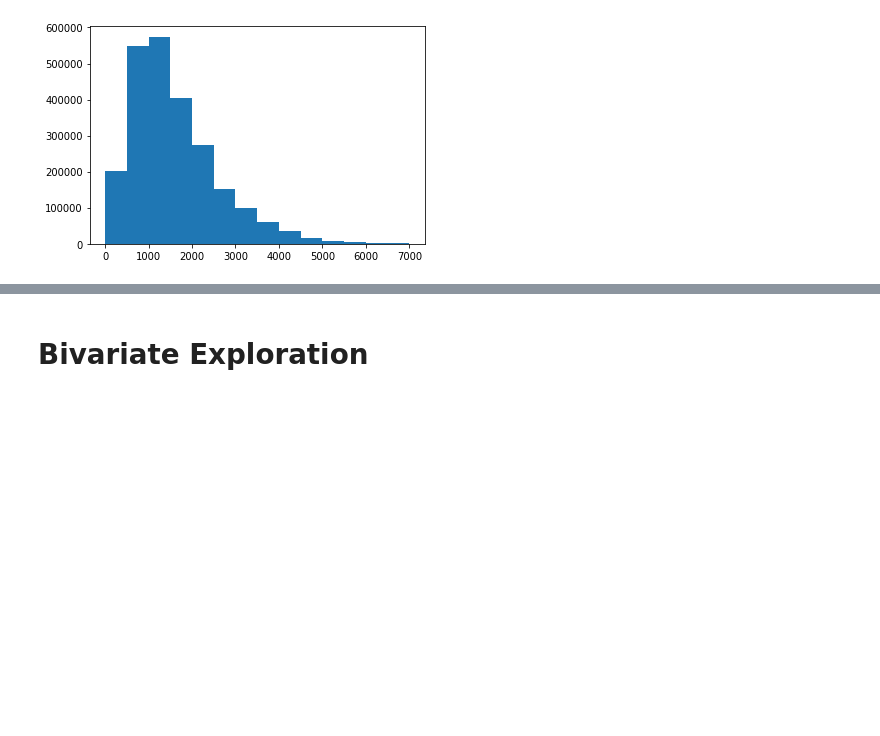
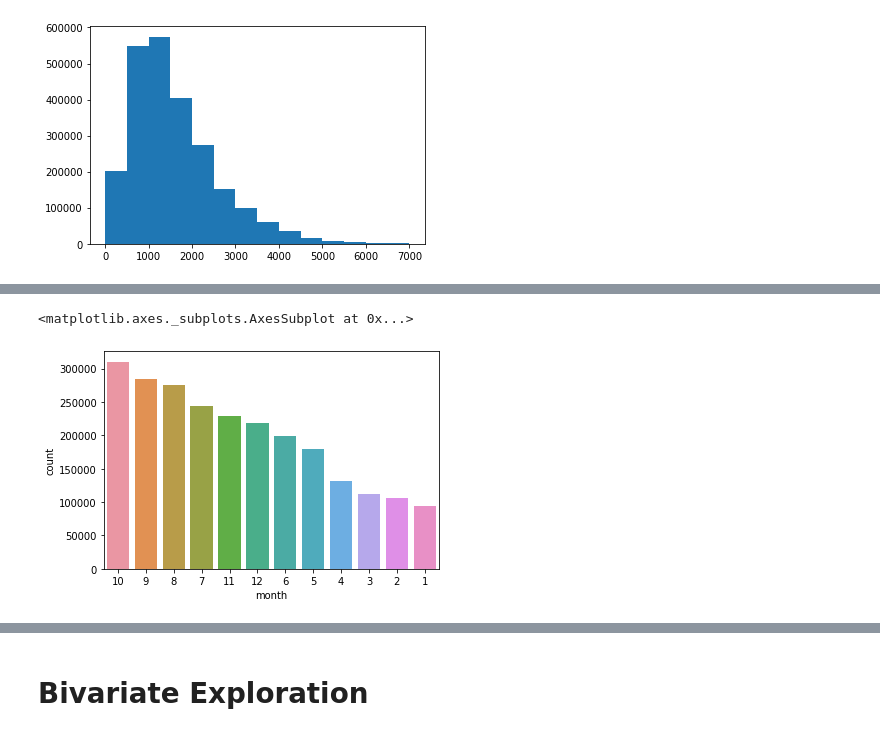
Before and after one commit to Jack876/Communicate-Data-Findings, a Jupyter notebook: Ford GoBike Dateset Analysis (2).ipynb, the cells around one changed output, grey strips where cells are left out. Drawn from its saved outputs; the diff is of its cells as text; code cells hidden in the pictures; blank space fills up the shorter version.

```diff
--- a/Ford GoBike Dateset Analysis (2).ipynb
+++ b/Ford GoBike Dateset Analysis (2).ipynb
@@ -417,0 +427,4 @@ plt.xticks(ticks,labls);
+# %%
+# transform data types of columns "start_time" and "end_time"
+df['start_time'] = pd.to_datetime(df.start_time)
+df['end_time'] = pd.to_datetime(df.end_time)
@@ -417,0 +475,4 @@ plt.xticks(ticks,labls);
+# %%
+# get year data
+df['year'] = df.start_time.dt.year
+df['year'].value_counts()
@@ -417,0 +483,4 @@ plt.xticks(ticks,labls);
+# %%
+ #get month data
+df['month'] = df.start_time.dt.month
+df['month'].value_counts()
@@ -417,0 +501,4 @@ plt.xticks(ticks,labls);
+# %%
+#get day data
+df['day'] = df.start_time.dt.day
+df['day'].value_counts()
@@ -417,0 +532,6 @@ plt.xticks(ticks,labls);
+# %%
+month_order = df['month'].value_counts().index
+sns.countplot(data = df, x = 'month', order = month_order)
+# %% [output]
+<matplotlib.axes._subplots.AxesSubplot at 0x...>
+[figure, added]
```
Also changed, not shown: parts of 44 cells of this notebook.
